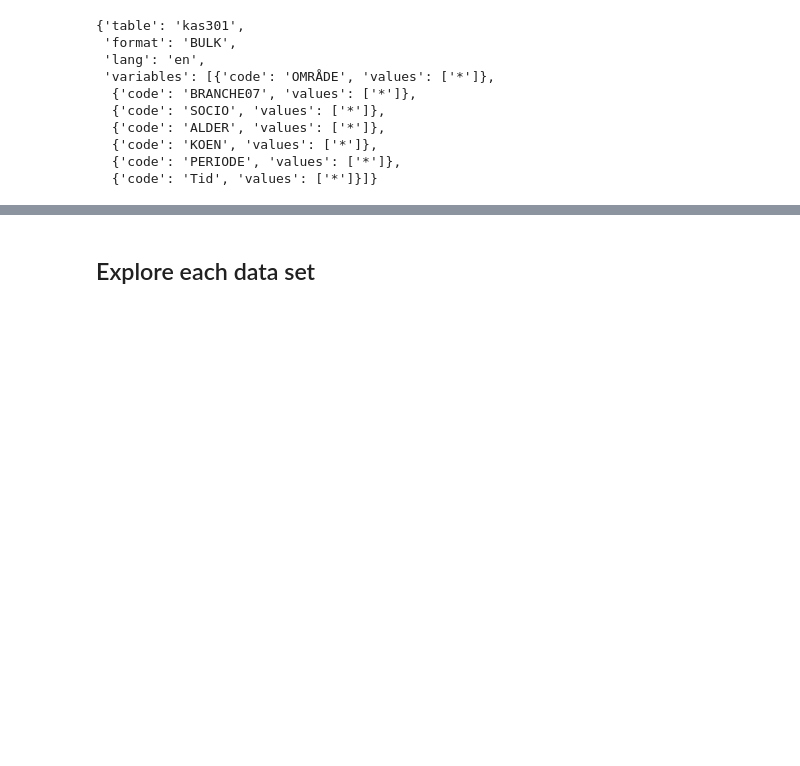
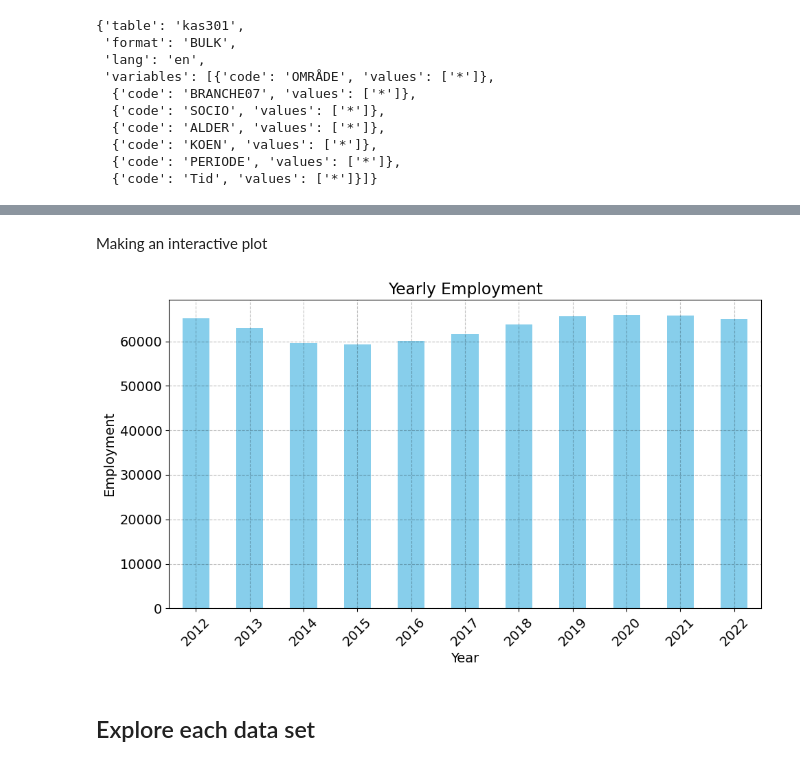
Before and after one commit to NumEconCopenhagen/projects-2024-sulaiman-phil-og-rabiah, a Jupyter notebook: dataproject/dataproject.ipynb, the cells around one changed output, grey strips where cells are left out. Cells and saved outputs as stored; diff of their text form; code cells hidden in the pictures; blank space fills up the shorter version.

```diff
--- a/dataproject/dataproject.ipynb
+++ b/dataproject/dataproject.ipynb
@@ -737,12 +676,13 @@ params
   {'code': 'PERIODE', 'values': ['*']},
   {'code': 'Tid', 'values': ['*']}]}
 # %%
-{'table': 'kas301',
+params= {'table': 'kas301',
  'format': 'BULK',
  'lang': 'en',
  'variables': [{'code': 'OMRÅDE', 'values': ['000']},
-  {'code': 'BRANCHE07', 'values': ['TOT']},
-  {'code': 'SOCIO', 'values': ['02']},
-  {'code': 'KOEN', 'values': ['TOT']},
+  {'code': 'BRANCHE07', 'values': ['A', 'B', 'O']},
+  {'code': 'SOCIO', 'values': ['02', '05', '20', '25', '30']},
+  {'code': 'ALDER', 'values': ['16-19', '20-24']},
+  {'code': 'KOEN', 'values': ['TOT', 'K', 'M']},
   {'code': 'PERIODE', 'values': ['1']},
   {'code': 'Tid', 'values': ['>2011']}]}
@@ -758,0 +689,3 @@ params
+# %%
+kas_new=kas.get_data(params=params)
+kas_new.head(100)
@@ -758,0 +706,4 @@ params
+# %%
+#Rename "OMRÅDE", "TID" and "INDHOLD"
+kas_new.rename(columns={"OMRÅDE": "Place","TID": "Year","INDHOLD": "Employment", "ALDER": "Age", "KOEN": "Gender", "BRANCHE07": "Business",},  inplace =True)
+print(kas_new)
@@ -758,0 +728,22 @@ params
+# %% [markdown]
+Making an interactive plot
+# %%
+import matplotlib.pyplot as plt
+
+# Assuming kas_new is your DataFrame with the required data
+# Make sure kas_new contains 'Year' and 'Employment' columns
+
+# Group by 'Year' and sum up the 'Employment' values
+yearly_employment = kas_new.groupby('Year')['Employment'].sum()
+
+# Plotting the bar chart
+plt.figure(figsize=(10, 6))  # Adjust figure size if needed
+yearly_employment.plot(kind='bar', color='skyblue')
+plt.title('Yearly Employment')
+plt.xlabel('Year')
+plt.ylabel('Employment')
+plt.xticks(rotation=45)  # Rotate x-axis labels for better readability
+plt.tight_layout()  # Adjust layout to prevent overlapping labels
+plt.show()
+# %% [output]
+[figure, added]
```
Also changed, not shown: parts of 14 cells of this notebook.
